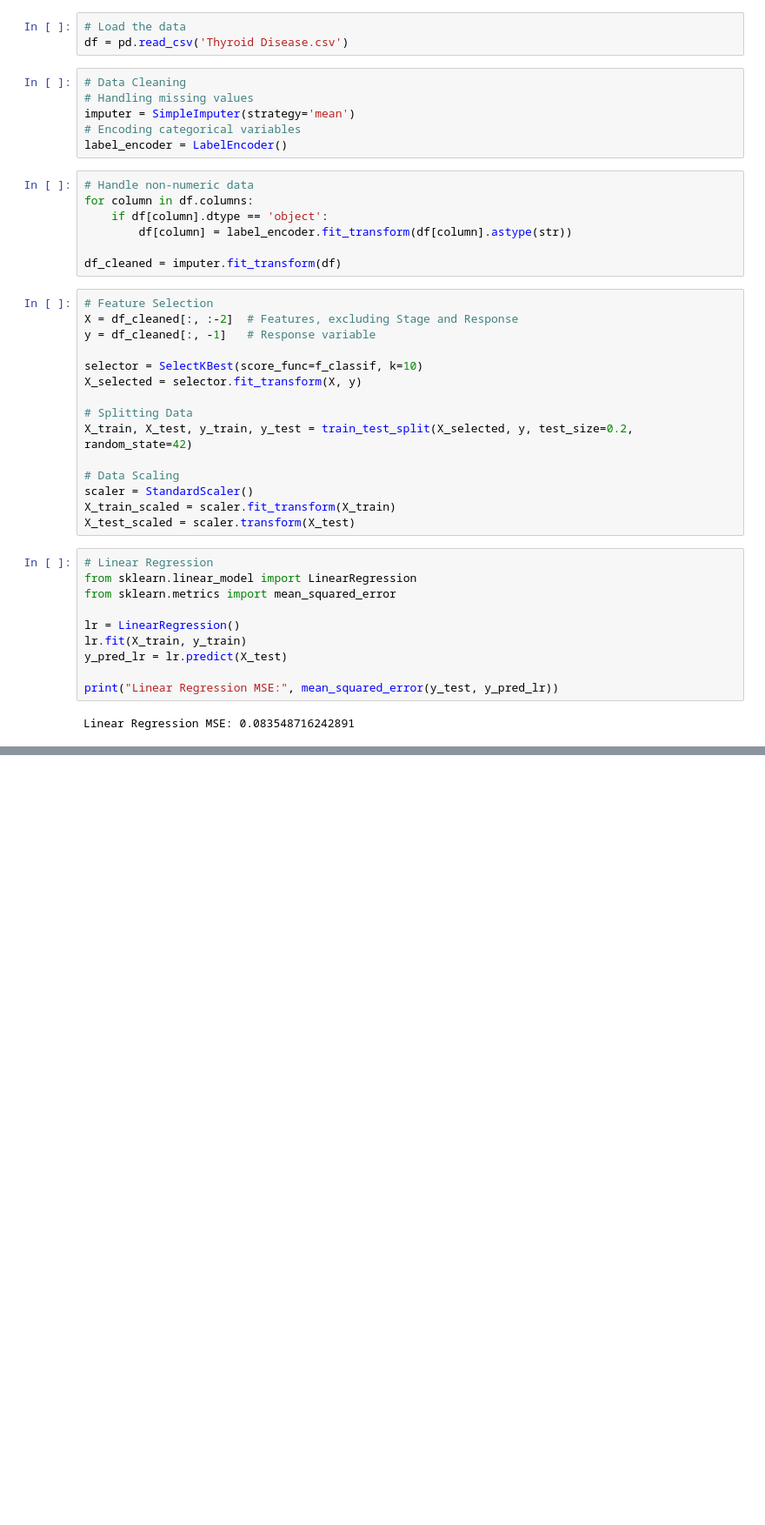
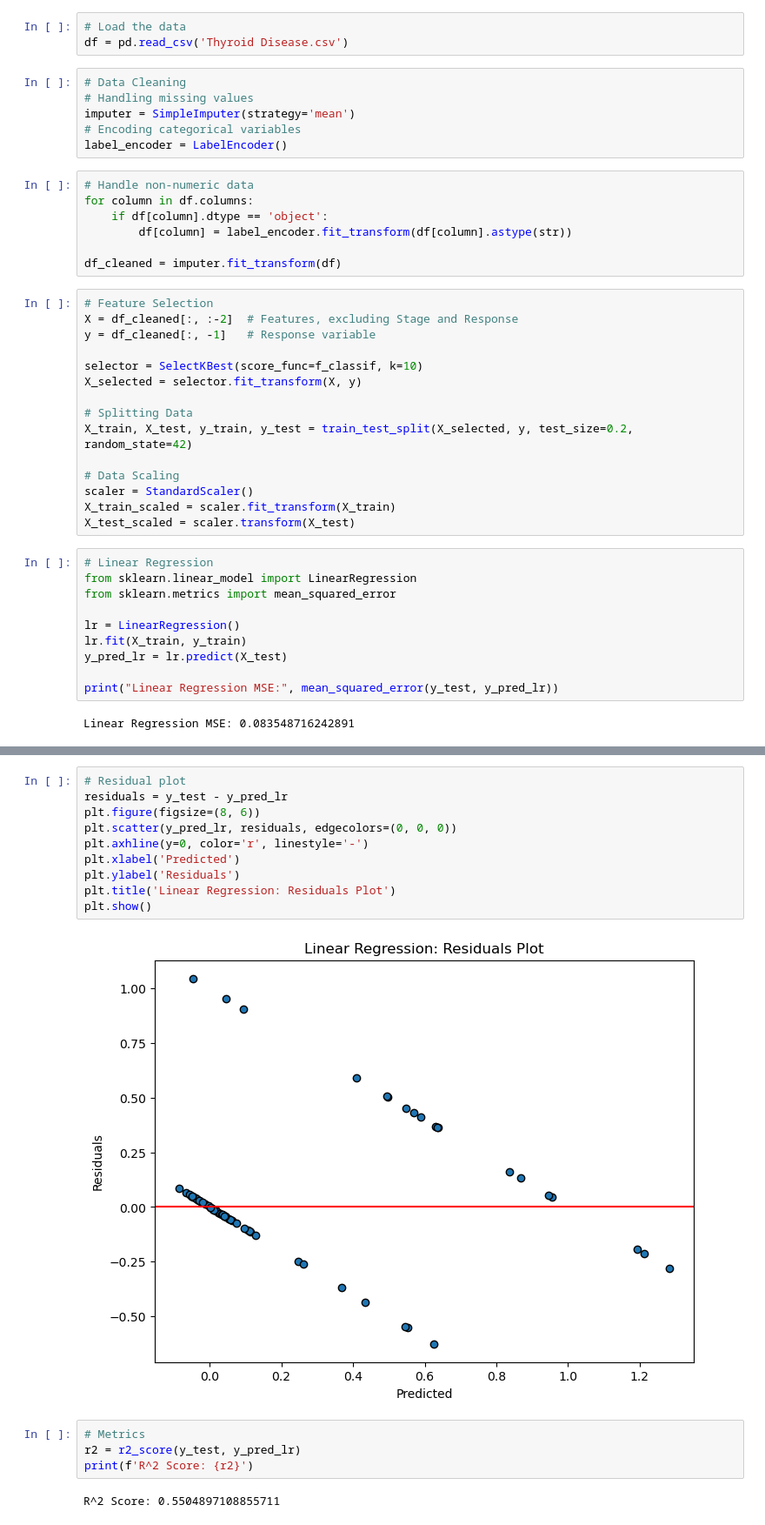
Before and after one commit to Khurramansar/Thyroid-Disease-ML-Project, a Jupyter notebook: Linear Regression.ipynb, the cells around one changed output, grey strips where cells are left out. Shown at 87% size. Drawn from its saved outputs; the diff is of its cells as text; blank space fills up the shorter version.

```diff
--- a/Linear Regression.ipynb
+++ b/Linear Regression.ipynb
@@ -50,0 +68,18 @@ Linear Regression MSE: 0.083548716242891
+# %%
+# Residual plot
+residuals = y_test - y_pred_lr
+plt.figure(figsize=(8, 6))
+plt.scatter(y_pred_lr, residuals, edgecolors=(0, 0, 0))
+plt.axhline(y=0, color='r', linestyle='-')
+plt.xlabel('Predicted')
+plt.ylabel('Residuals')
+plt.title('Linear Regression: Residuals Plot')
+plt.show()
+# %% [output]
+[figure, added]
+# %%
+# Metrics
+r2 = r2_score(y_test, y_pred_lr)
+print(f'R^2 Score: {r2}')
+# %% [output]
+R^2 Score: 0.5504897108855711
```
Also changed, not shown: parts of 2 cells of this notebook, 2 other files.
